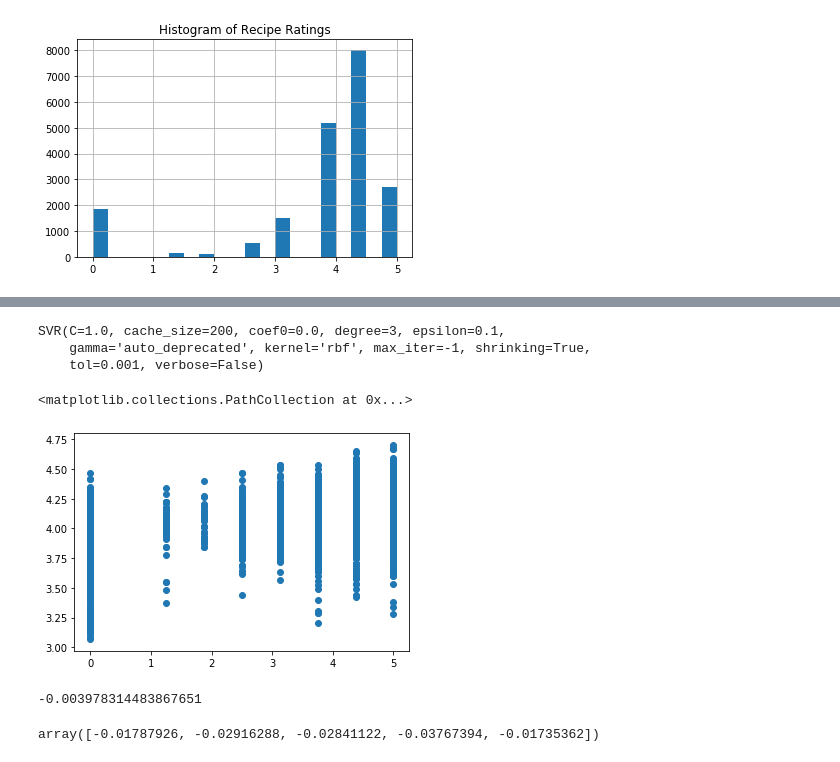
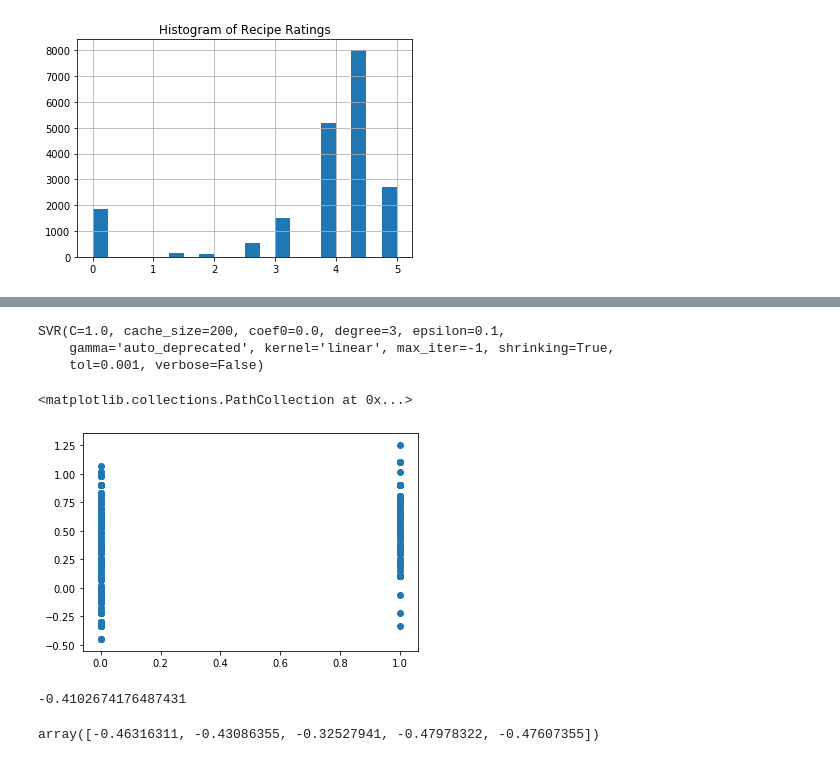
Before and after one commit to Avalon1000/Thinkful, a Jupyter notebook: Module 26.5.ipynb, the cells around one changed output, grey strips where cells are left out. Drawn from its saved outputs; the diff is of its cells as text; code cells hidden in the pictures.

```diff
--- a/Module 26.5.ipynb
+++ b/Module 26.5.ipynb
@@ -41,0 +99,16 @@ Name: rating, dtype: float64
+# %%
+from sklearn.feature_selection import SelectKBest, f_classif
+select_k_best_classifier = SelectKBest(chi2, k=30).fit_transform(X, y) #Check
+
+df = pd.DataFrame(select_k_best_classifier)
+
+print(df)
+
+#feature_names = list(df.columns.values)
+#print(feature_names)
+#mask = select_k_best_classifier.get_support() #list of booleans
+#new_features = [] # The list of your K best features
+
+#for bool, feature in zip(mask, feature_names):
+    #if bool:
+        #new_features.append(feature)
@@ -41,0 +133,3 @@ Name: rating, dtype: float64
+# %%
+new_data = df.rename(columns={ 0 : "rating", 1 : "calories", 2 : "protein", 3 : "fat", 4 : "sodium"})
+print(new_data)
@@ -57,0 +184,7 @@ dtype: int64
+# %%
+new_data.rating = [1 if i > 4 else 0 for i in raw_data.rating]
+new_data.rating.hist()
+#raw_data.rating = [1 if i > 4 else 0 for i in raw_data.rating]
+#raw_data.rating.hist()
+plt.title('Binary')
+plt.show()
@@ -58,24 +193,24 @@ dtype: int64
 # %%
 from sklearn.svm import SVR
-svr = SVR()
-X = raw_data.drop(['rating', 'title', 'calories', 'protein', 'fat', 'sodium'], 1).sample(frac=0.3, replace=True, random_state=1)
-Y = raw_data.rating.sample(frac=0.3, replace=True, random_state=1)
-svr.fit(X,Y)
+svm = SVR(kernel = 'linear')
+X = new_data.drop(['rating', 'calories', 'protein', 'fat', 'sodium'], 1).sample(frac=0.3, replace=True, random_state=1)
+Y = new_data.rating.sample(frac=0.3, replace=True, random_state=1)
+svm.fit(X,Y)
 # %% [output]
 SVR(C=1.0, cache_size=200, coef0=0.0, degree=3, epsilon=0.1,
-    gamma='auto_deprecated', kernel='rbf', max_iter=-1, shrinking=True,
+    gamma='auto_deprecated', kernel='linear', max_iter=-1, shrinking=True,
     tol=0.001, verbose=False)
 # %%
-plt.scatter(Y, svr.predict(X))
+plt.scatter(Y, svm.predict(X))
 # %% [output]
 <matplotlib.collections.PathCollection at 0x...>
-[figure, old version]
+[figure, new version]
 # %%
-svr.score(X, Y)
+svm.score(X, Y)
 # %% [output]
--0.003978314483867651
+-0.4102674176487431
 # %%
 from sklearn.model_selection import cross_val_score
-cross_val_score(svr, X, Y, cv=5)
+cross_val_score(svm, X, Y, cv=5)
 # %% [output]
-array([-0.01787926, -0.02916288, -0.02841122, -0.03767394, -0.01735362])
+array([-0.46316311, -0.43086355, -0.32527941, -0.47978322, -0.47607355])
```
Also changed, not shown: parts of 21 cells of this notebook.
